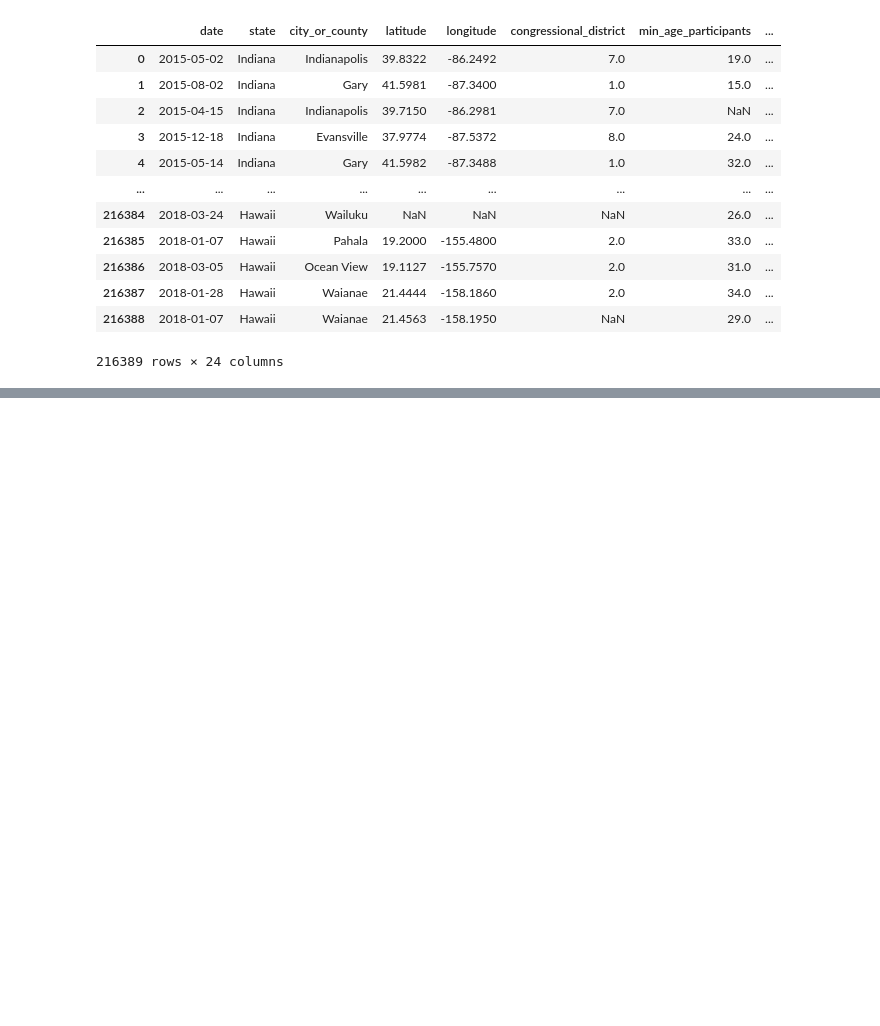
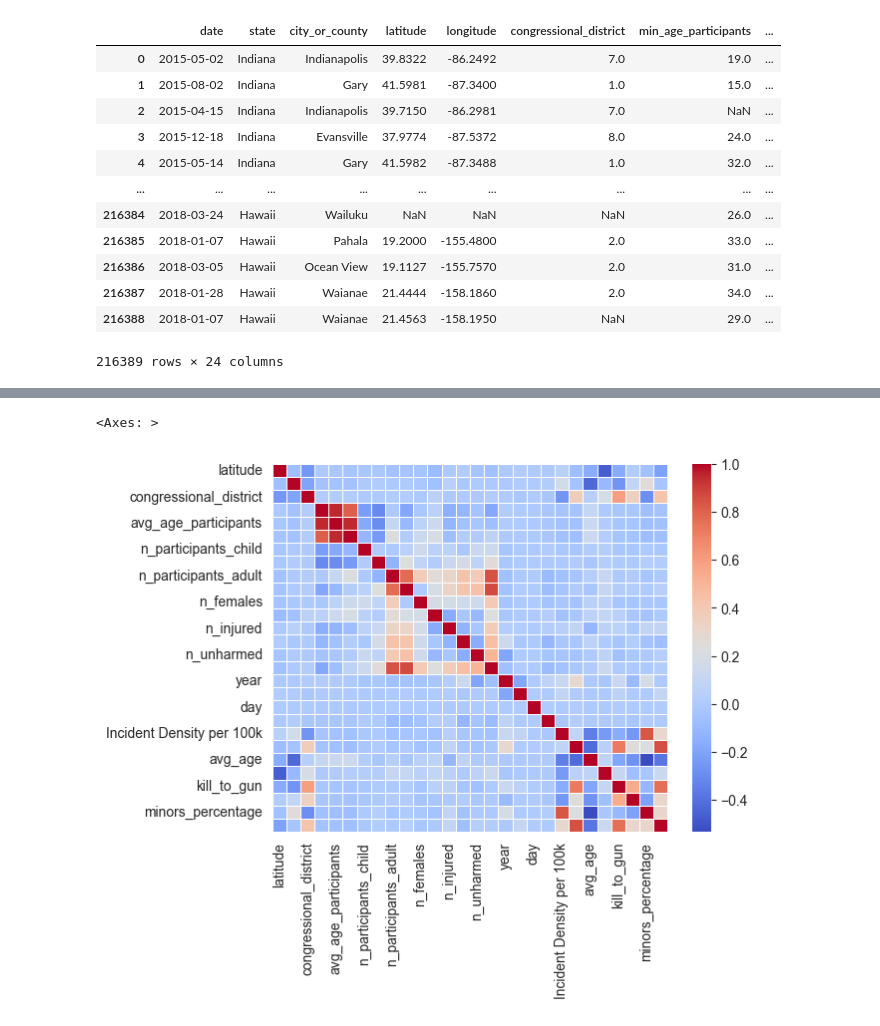
Before and after one commit to Alexthw46/DataMiningProject, a Jupyter notebook: TASK_1/data_preparation.ipynb, the cells around one changed output, grey strips where cells are left out. Cells and saved outputs as stored; diff of their text form; code cells hidden in the pictures; blank space fills up the shorter version.

```diff
--- a/TASK_1/data_preparation.ipynb
+++ b/TASK_1/data_preparation.ipynb
@@ -186,6 +188,9 @@ incidents_density
 # save incidents_density to csv
 incidents_density.to_csv("../data/extracted_features.csv", index=False)
 # %%
-gun ownership = pd.read_excel("../data/TL-354-State-Level Estimates of Household Firearm Ownership.xlsx", sheet_name=1)
-csv = gun ownership.to_csv("../data/GunOwnership.csv", index = None, header=True)
+gun_ownership = pd.read_excel("../data/TL-354-State-Level Estimates of Household Firearm Ownership.xlsx", sheet_name=1)
+csv = gun_ownership.to_csv("../data/GunOwnership.csv", index=None, header=True)
+gun_ownership = gun_ownership[gun_ownership['Year'] > 2013]
+gun_ownership = gun_ownership[['Year', 'STATE', 'HFR', 'universl', 'permit']]
+gun_ownership = gun_ownership.rename(columns={'Year': 'year', 'STATE': 'state'})
 # %%
@@ -235 +244,11 @@ def preparing_df(df, df2, df3, df4, df5):
     return df, df2, df3, df4, df5
+# %%
+from feature_extractors import *
+
+df = incidents_density
+df2 = poverty
+df3 = districts
+df4 = population
+df5 = gun_ownership
+
+df = crime_to_poverty(df, df2)
@@ -375,0 +319,7 @@ def poverty_to_gun(df, df2, df5):
+# %%
+correlation_matrix = df.select_dtypes(include='number').corr()
+
+sns.heatmap(correlation_matrix, annot=False, cmap='coolwarm', fmt='.2f', linewidths=.5, annot_kws={"size": 10})
+# %% [output]
+<Axes: >
+[figure, added]
```
Also changed, not shown: parts of 12 cells of this notebook, 3 other files.
